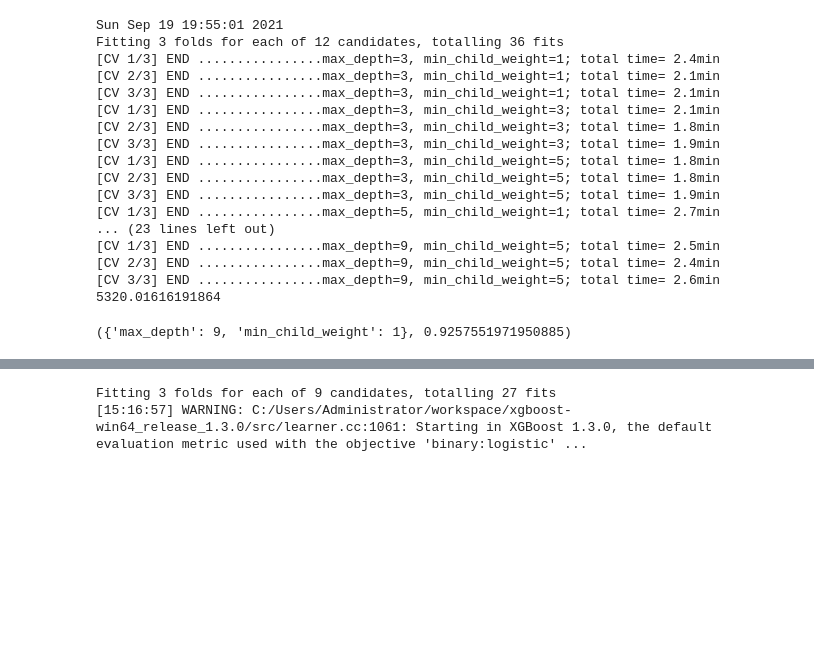
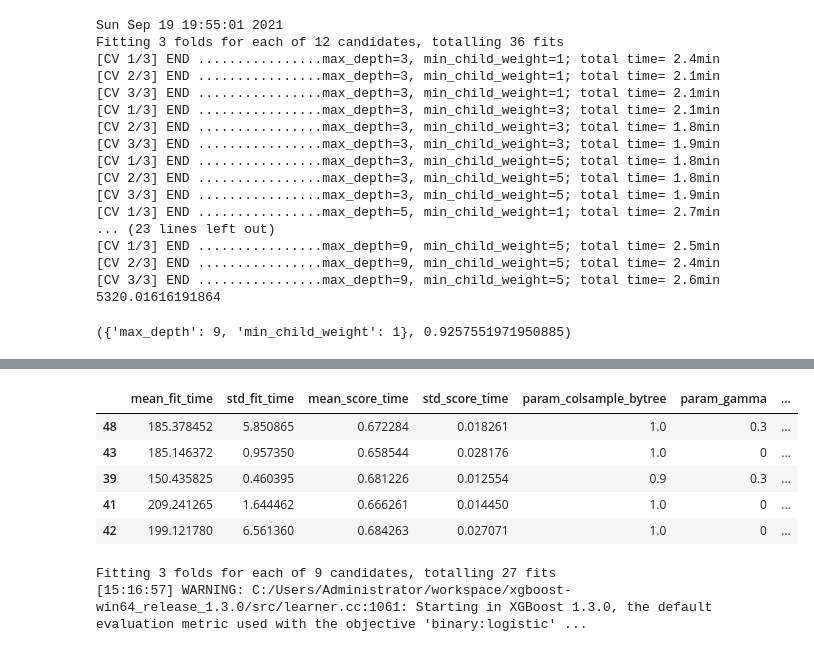
Before and after one commit to Liu-Lc/TwitterTraffic-Pty, a Jupyter notebook: TweetData/analysis/xgboost_eval.ipynb, the cells around one changed output, grey strips where cells are left out. Cells and saved outputs as stored; diff of their text form; code cells hidden in the pictures; blank space fills up the shorter version.

Commit message:
samples parameters test

```diff
--- a/TweetData/analysis/xgboost_eval.ipynb
+++ b/TweetData/analysis/xgboost_eval.ipynb
@@ -199,5 +221,6 @@ Fitting 3 folds for each of 4 candidates, totalling 12 fits
 # %%
 param_test2 = {
+ 'gamma':[0, 0.3],
  'subsample':[i/10.0 for i in range(6,11)],
  'colsample_bytree':[i/10.0 for i in range(6,11)]
 }
@@ -205,13 +228,13 @@ param_test2 = {
 print(time.asctime())
 start = time.time()
 gsearch2 = GridSearchCV(estimator = XGBClassifier(learning_rate=0.3, n_estimators=100, max_depth=9, use_label_encoder=False,
-                                        min_child_weight=1, gamma=0.1, subsample=0.8, colsample_bytree=0.8,
+                                        min_child_weight=1, gamma=0.3, subsample=0.8, colsample_bytree=0.8,
                                         objective= 'binary:logistic', nthread=4, scale_pos_weight=1, seed=27),
-                        param_grid = param_test2, scoring='accuracy',n_jobs=4, cv=3, verbose=3)
-gsearch2.fit(X_train1, y_train1, eval_metric='error')
+                        param_grid = param_test2, scoring='accuracy',n_jobs=1, cv=3, verbose=3)
+gsearch2.fit(X_train, y_train, eval_metric='error')
 end = time.time()
 print(str(end-start))
-grid_results0 = pd.DataFrame(gsearch0.cv_results_)
-# grid_results0.sort_values('rank_test_score').head(5)
-grid_results0.to_csv('grid_search0.csv')
+grid_results2 = pd.DataFrame(gsearch2.cv_results_)
+# grid_results2.sort_values('rank_test_score').head(5)
+grid_results2.to_csv('grid_search2.csv')
 gsearch2.best_params_, gsearch2.best_score_
@@ -218,3 +260,12 @@ gsearch2.best_params_, gsearch2.best_score_
+# %%
+grid_results2.sort_values('rank_test_score').head(5)
+# %% [output]
+|  | mean_fit_time | std_fit_time | mean_score_time | std_score_time | param_colsample_bytree | param_gamma | ... |
+| 48 | 185.378452 | 5.850865 | 0.672284 | 0.018261 | 1.0 | 0.3 | ... |
+| 43 | 185.146372 | 0.957350 | 0.658544 | 0.028176 | 1.0 | 0 | ... |
+| 39 | 150.435825 | 0.460395 | 0.681226 | 0.012554 | 0.9 | 0.3 | ... |
+| 41 | 209.241265 | 1.644462 | 0.666261 | 0.014450 | 1.0 | 0 | ... |
+| 42 | 199.121780 | 6.561360 | 0.684263 | 0.027071 | 1.0 | 0 | ... |
 # %%
 param_test4 = {
  'subsample':[i/10.0 for i in range(8,11)],
```
Also changed, not shown: parts of 4 cells of this notebook, 2 other files.
